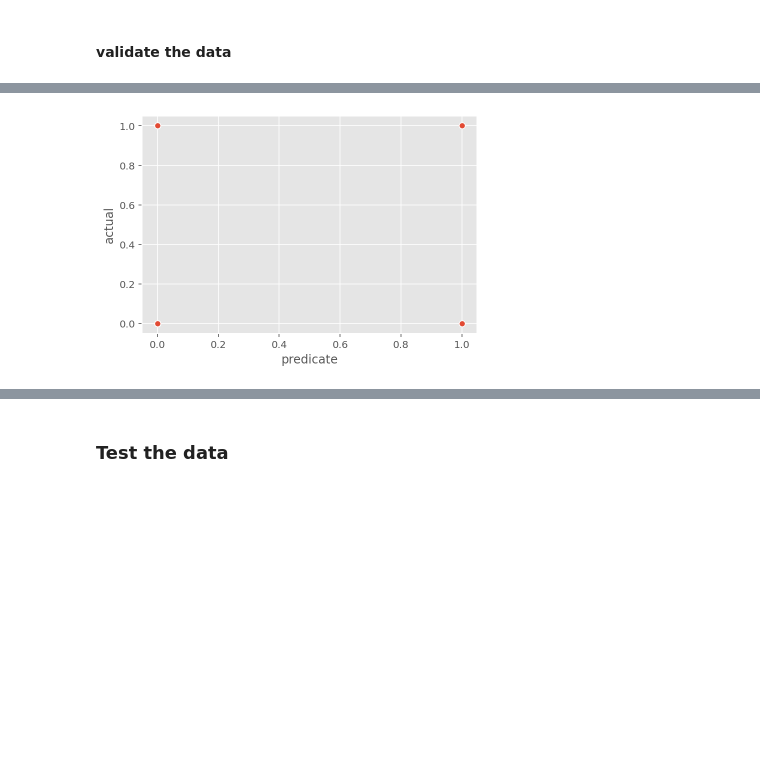
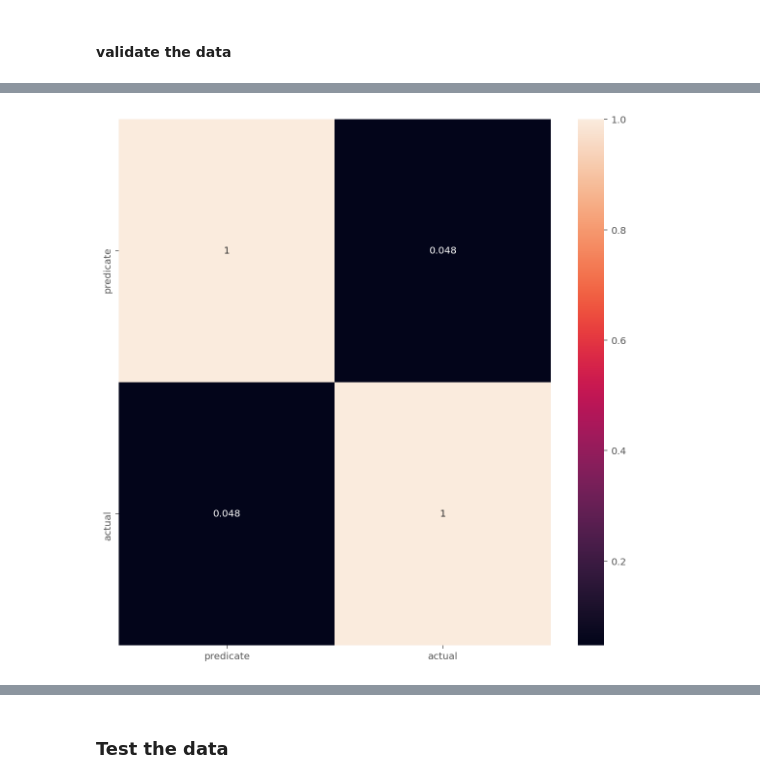
Before and after one commit to muluwork-shegaw/10Acad_week4, a Jupyter notebook: AB_Testing.ipynb, the cells around one changed output, grey strips where cells are left out. Cells and saved outputs as stored; diff of their text form; code cells hidden in the pictures; blank space fills up the shorter version.

```diff
--- a/AB_Testing.ipynb
+++ b/AB_Testing.ipynb
@@ -672,10 +663,3 @@ class XG_Boost:
         feat_importance.plot(kind='bar')
         plt.show()
         return feat_importance
-# %%
-models = XG_Boost()
-models.fit(train_invar,train_targ)
-pe = models.get_predicate_(valid_invar)
-a = models.get_accuracy(pe,k_fold)
-loss= models.get_loss(k_fold)
-models.get_error_metrics(k_fold).T
@@ -786,7 +718,12 @@ pre = pd.DataFrame()
 pre["predicate"]=pred
 pre["actual"] = train_targ
 
-sns.scatterplot(pre["predicate"],pre["actual"],data=pre)
+corr_mat = pre.corr()
+top_corr_features = corr_mat.index
+plt.figure(figsize=(10,10))
+#plot heat map
+sns.heatmap(pre[top_corr_features].corr(), annot= True)
+
 log_model.get_eff_model(valid_invar,valid_targ,k_fold)
 # %% [output]
 |  | model | accuracy | roc_auc | neg_log_loss | r2 | neg_mean_squared_error | neg_mean_absolute_error |
@@ -794,4 +731,4 @@ log_model.get_eff_model(valid_invar,valid_targ,k_fold)
-[figure, old version]
+[figure, new version]
 # %%
 pred = decision_tree.get_predicate( valid_invar)
 
```
Also changed, not shown: parts of 12 cells of this notebook.
